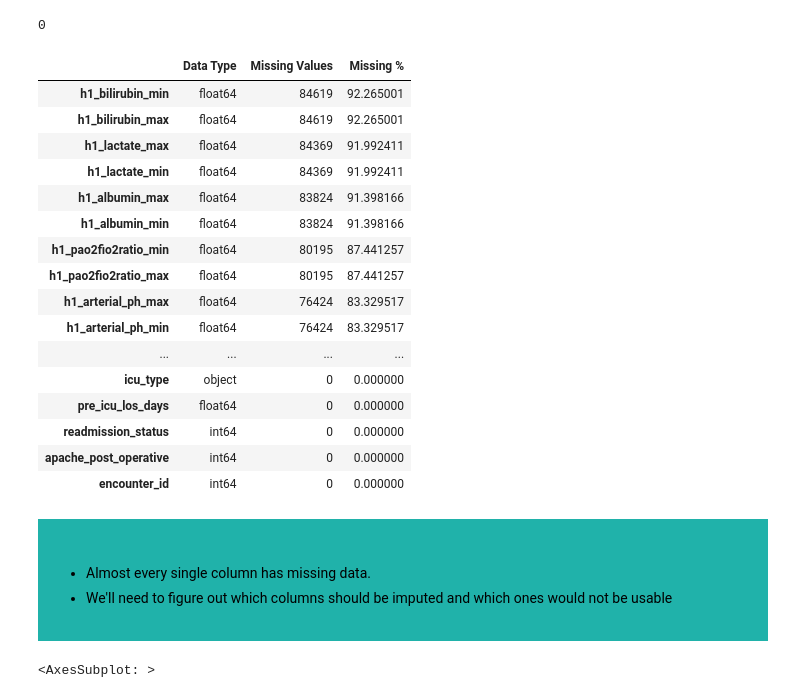
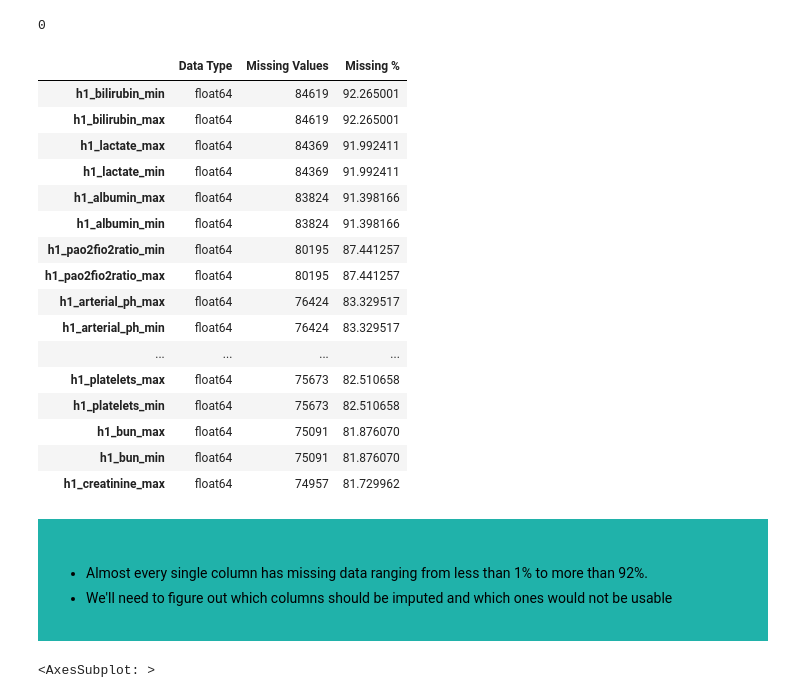
Before and after one commit to naren-garapati/Patient-Survival-Prediction, a Jupyter notebook: patient_survival_prediction.ipynb, the cells around one changed output. Saved outputs shown, nothing was run; the diff lists cells and outputs as text; code cells hidden in the pictures.

```diff
--- a/patient_survival_prediction.ipynb
+++ b/patient_survival_prediction.ipynb
@@ -192,36 +192,36 @@ df.duplicated().sum()
 # %%
 # missing data overview
 
 data_overview = pd.DataFrame({
     'Data Type': df.dtypes,
     'Missing Values': df.isnull().sum(),
     'Missing %': (df.isnull().sum() / len(df)) * 100
 })
 
-data_overview.sort_values(by='Missing %', ascending=False).head(186)
+data_overview.sort_values(by='Missing %', ascending=False).head(25)
 # %% [output]
 |  | Data Type | Missing Values | Missing % |
 | h1_bilirubin_min | float64 | 84619 | 92.265001 |
 | h1_bilirubin_max | float64 | 84619 | 92.265001 |
 | h1_lactate_max | float64 | 84369 | 91.992411 |
 | h1_lactate_min | float64 | 84369 | 91.992411 |
 | h1_albumin_max | float64 | 83824 | 91.398166 |
 | h1_albumin_min | float64 | 83824 | 91.398166 |
 | h1_pao2fio2ratio_min | float64 | 80195 | 87.441257 |
 | h1_pao2fio2ratio_max | float64 | 80195 | 87.441257 |
 | h1_arterial_ph_max | float64 | 76424 | 83.329517 |
 | h1_arterial_ph_min | float64 | 76424 | 83.329517 |
 | ... | ... | ... | ... |
-| icu_type | object | 0 | 0.000000 |
-| pre_icu_los_days | float64 | 0 | 0.000000 |
-| readmission_status | int64 | 0 | 0.000000 |
-| apache_post_operative | int64 | 0 | 0.000000 |
-| encounter_id | int64 | 0 | 0.000000 |
+| h1_platelets_max | float64 | 75673 | 82.510658 |
+| h1_platelets_min | float64 | 75673 | 82.510658 |
+| h1_bun_max | float64 | 75091 | 81.876070 |
+| h1_bun_min | float64 | 75091 | 81.876070 |
+| h1_creatinine_max | float64 | 74957 | 81.729962 |
 # %% [markdown]
 <div style="background-color: #20B2AA; padding: 20px; color: black; font-family: 'Times New Roman', serif;">
   <h3 style="margin-bottom: 20px;"></h3>
   <ul style="list-style-type: disc; margin-left: 10px;">
-    <li>Almost every single column has missing data.</li>
+    <li>Almost every single column has missing data ranging from less than 1% to more than 92%.</li>
     <li>We'll need to figure out which columns should be imputed and which ones would not be usable</li>
   </ul>
 </div>
```
Also changed, not shown: parts of 7 cells of this notebook.
